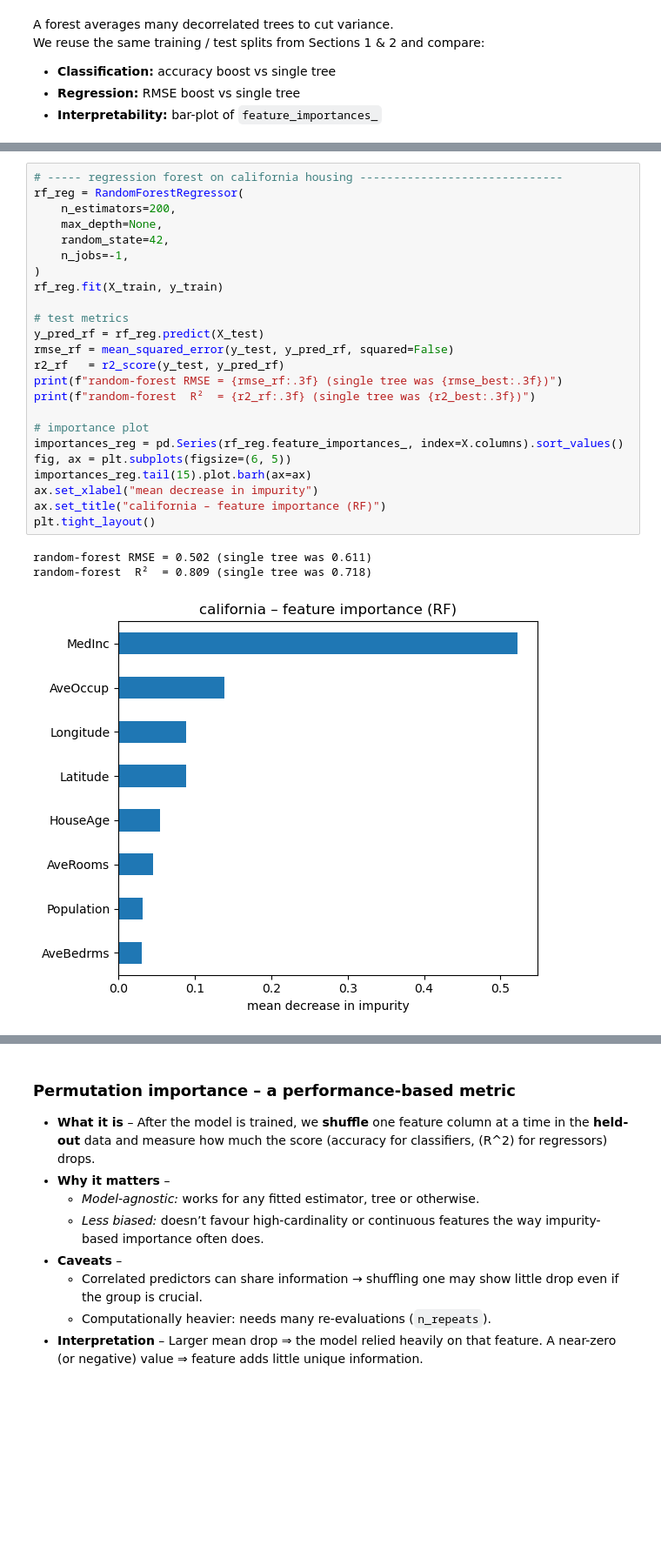
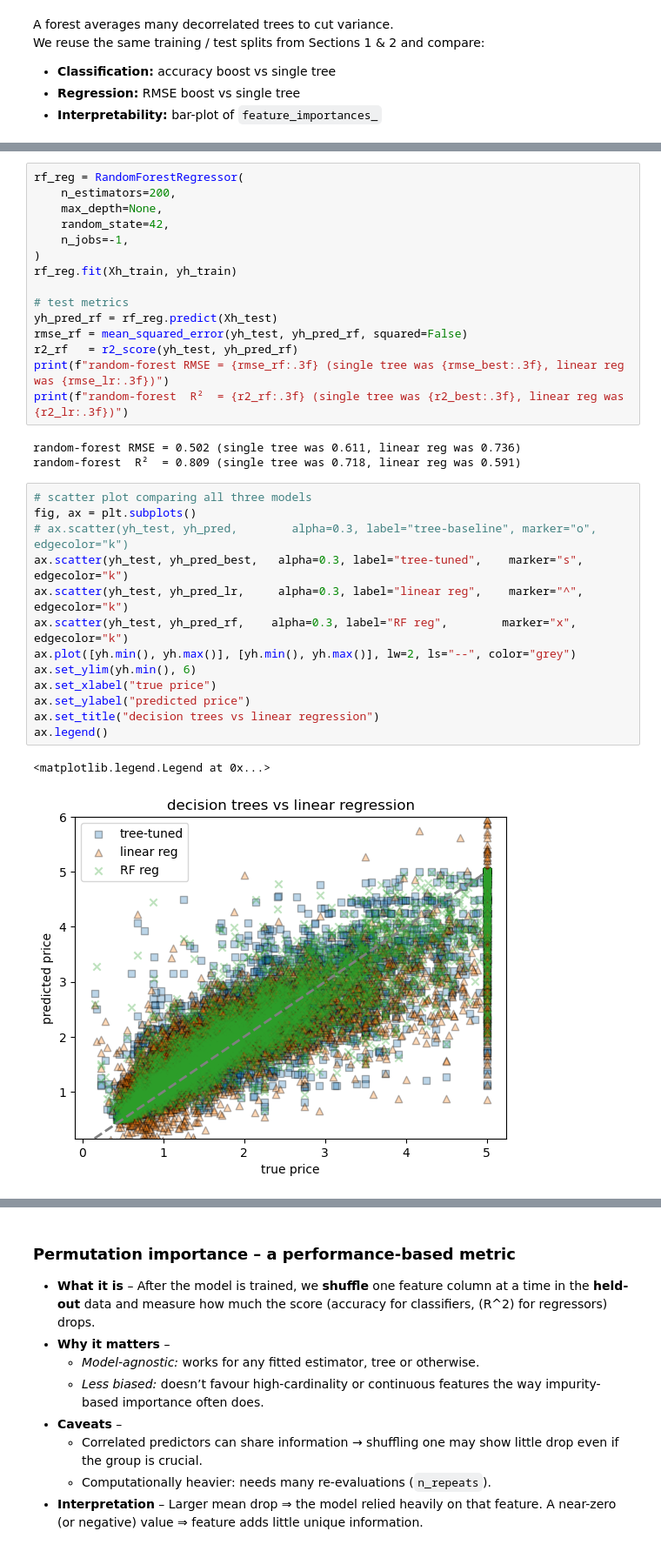
Before and after one commit to erezfeuer/data-science, a Jupyter notebook: tirgul/tirgul_10/tirgul_10.ipynb, the cells around one changed output, grey strips where cells are left out. Shown at 87% size. Cells and saved outputs as stored; diff of their text form; blank space fills up the shorter version.

```diff
--- a/tirgul/tirgul_10/tirgul_10.ipynb
+++ b/tirgul/tirgul_10/tirgul_10.ipynb
@@ -312,28 +347,34 @@ random-forest accuracy = 0.976
 # %%
-# ----- regression forest on california housing ------------------------------
 rf_reg = RandomForestRegressor(
     n_estimators=200,
     max_depth=None,
     random_state=42,
     n_jobs=-1,
 )
-rf_reg.fit(X_train, y_train)
+rf_reg.fit(Xh_train, yh_train)
 
 # test metrics
-y_pred_rf = rf_reg.predict(X_test)
-rmse_rf = mean_squared_error(y_test, y_pred_rf, squared=False)
-r2_rf   = r2_score(y_test, y_pred_rf)
-print(f"random-forest RMSE = {rmse_rf:.3f} (single tree was {rmse_best:.3f})")
-print(f"random-forest  R²  = {r2_rf:.3f} (single tree was {r2_best:.3f})")
-
-# importance plot
-importances_reg = pd.Series(rf_reg.feature_importances_, index=X.columns).sort_values()
-fig, ax = plt.subplots(figsize=(6, 5))
-importances_reg.tail(15).plot.barh(ax=ax)
-ax.set_xlabel("mean decrease in impurity")
-ax.set_title("california – feature importance (RF)")
-plt.tight_layout()
+yh_pred_rf = rf_reg.predict(Xh_test)
+rmse_rf = mean_squared_error(yh_test, yh_pred_rf, squared=False)
+r2_rf   = r2_score(yh_test, yh_pred_rf)
+print(f"random-forest RMSE = {rmse_rf:.3f} (single tree was {rmse_best:.3f}, linear reg was {rmse_lr:.3f})")
+print(f"random-forest  R²  = {r2_rf:.3f} (single tree was {r2_best:.3f}, linear reg was {r2_lr:.3f})")
 # %% [output]
-random-forest RMSE = 0.502 (single tree was 0.611)
-random-forest  R²  = 0.809 (single tree was 0.718)
+random-forest RMSE = 0.502 (single tree was 0.611, linear reg was 0.736)
+random-forest  R²  = 0.809 (single tree was 0.718, linear reg was 0.591)
-[figure, removed]
+# %%
+# scatter plot comparing all three models
+fig, ax = plt.subplots()
+# ax.scatter(yh_test, yh_pred,        alpha=0.3, label="tree-baseline", marker="o", edgecolor="k")
+ax.scatter(yh_test, yh_pred_best,   alpha=0.3, label="tree-tuned",    marker="s", edgecolor="k")
+ax.scatter(yh_test, yh_pred_lr,     alpha=0.3, label="linear reg",    marker="^", edgecolor="k")
+ax.scatter(yh_test, yh_pred_rf,    alpha=0.3, label="RF reg",        marker="x", edgecolor="k")
+ax.plot([yh.min(), yh.max()], [yh.min(), yh.max()], lw=2, ls="--", color="grey")
+ax.set_ylim(yh.min(), 6)
+ax.set_xlabel("true price")
+ax.set_ylabel("predicted price")
+ax.set_title("decision trees vs linear regression")
+ax.legend()
+# %% [output]
+<matplotlib.legend.Legend at 0x...>
+[figure, added]
```
Also changed, not shown: parts of 24 cells of this notebook, 21 other files.
